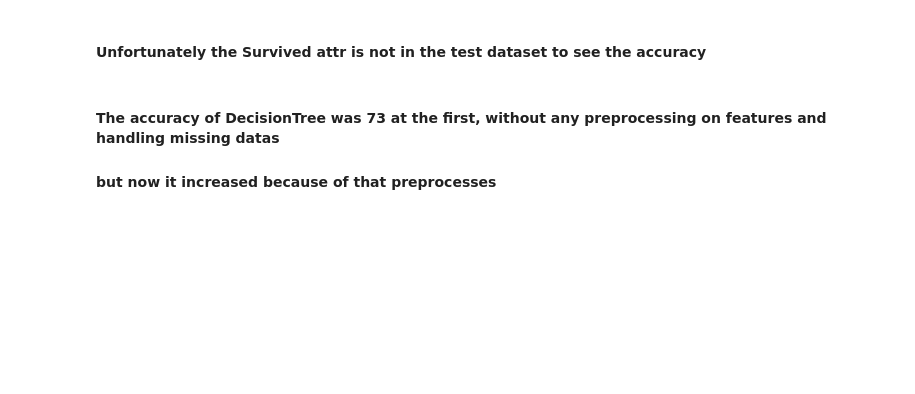
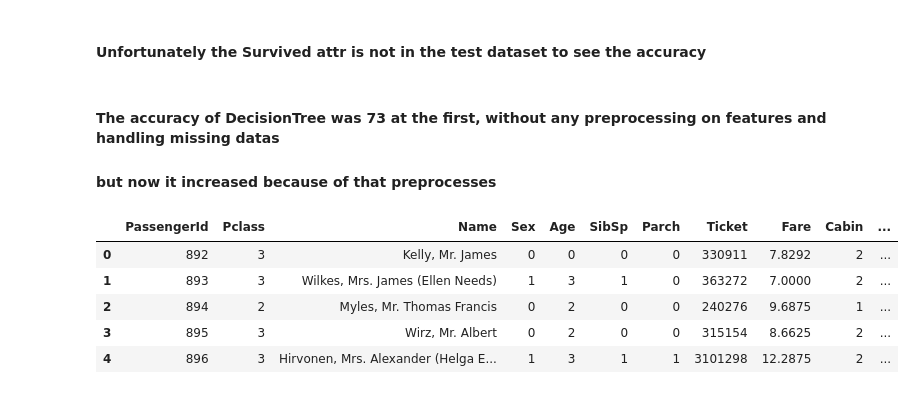
Before and after one commit to nahbos/AUT-Machine-Learning, a Jupyter notebook: ML-HW02/Ex02_Q2.ipynb, the cells around one changed output. Saved outputs shown, nothing was run; the diff lists cells and outputs as text; code cells hidden in the pictures; blank space fills up the shorter version.

Commit message:
Saved the predicted labels in a .csv

```diff
--- a/ML-HW02/Ex02_Q2.ipynb
+++ b/ML-HW02/Ex02_Q2.ipynb
@@ -655,6 +655,6 @@ memory usage: 26.2 KB
 # %% [markdown]
 #### Make a DecisionTreeClassifier using entropy criterion which means using ID3
 # %%
-tree = DecisionTreeClassifier(criterion='entropy',splitter='best', min_samples_split=6)
+tree = DecisionTreeClassifier(criterion='entropy',splitter='best', min_samples_split=2)
 tree.fit(X_train, Y_train)
 # %% [output]
@@ -670,6 +670,18 @@ Train accuracy of Decision tree:    86.2
 # %% [markdown]
 #### The accuracy of DecisionTree was 73 at the first, without any preprocessing on features and handling missing datas
 #### but now it increased because of that preprocesses
+# %%
+save = test
+save['predicted'] = Y_prediction
+save.to_csv('./PredictedSurvived.csv', encoding='utf-8', index=False)
+save.head()
+# %% [output]
+|  | PassengerId | Pclass | Name | Sex | Age | SibSp | Parch | Ticket | Fare | Cabin | ... |
+| 0 | 892 | 3 | Kelly, Mr. James | 0 | 0 | 0 | 0 | 330911 | 7.8292 | 2 | ... |
+| 1 | 893 | 3 | Wilkes, Mrs. James (Ellen Needs) | 1 | 3 | 1 | 0 | 363272 | 7.0000 | 2 | ... |
+| 2 | 894 | 2 | Myles, Mr. Thomas Francis | 0 | 2 | 0 | 0 | 240276 | 9.6875 | 1 | ... |
+| 3 | 895 | 3 | Wirz, Mr. Albert | 0 | 2 | 0 | 0 | 315154 | 8.6625 | 2 | ... |
+| 4 | 896 | 3 | Hirvonen, Mrs. Alexander (Helga E... | 1 | 3 | 1 | 1 | 3101298 | 12.2875 | 2 | ... |
 # %% [markdown]
 # Conclusion:
 ### Let's list what I did as an again explaination:
```
Also changed, not shown: parts of 3 cells of this notebook.
